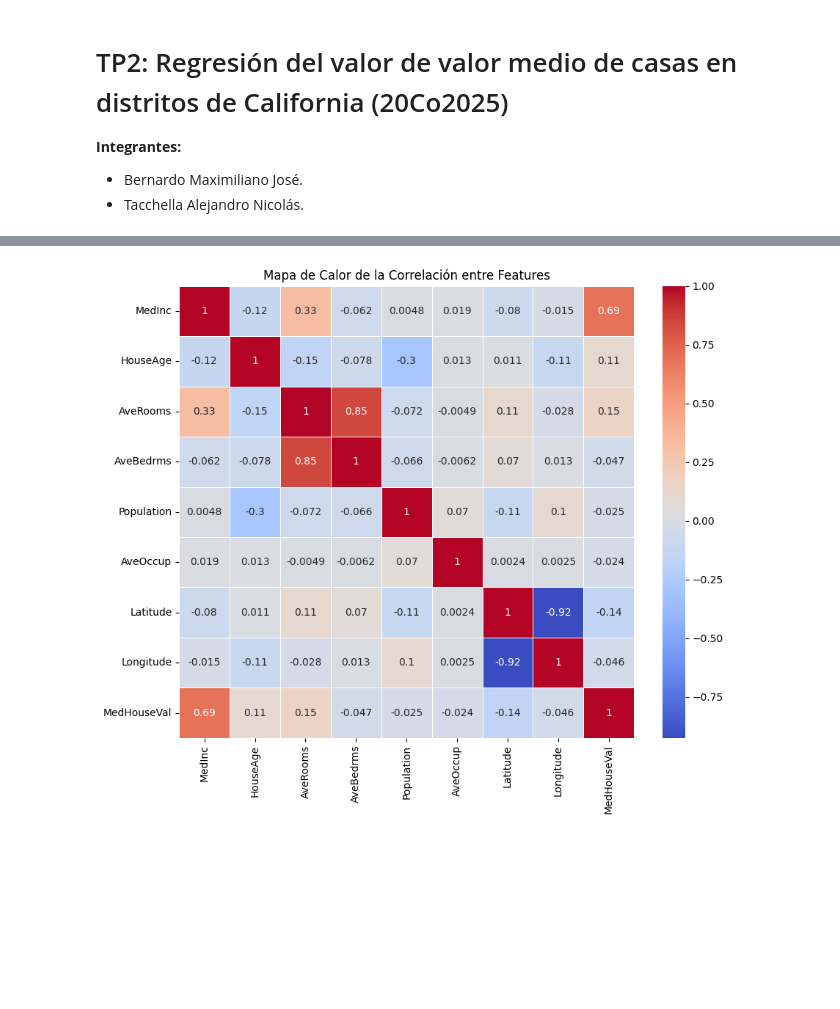
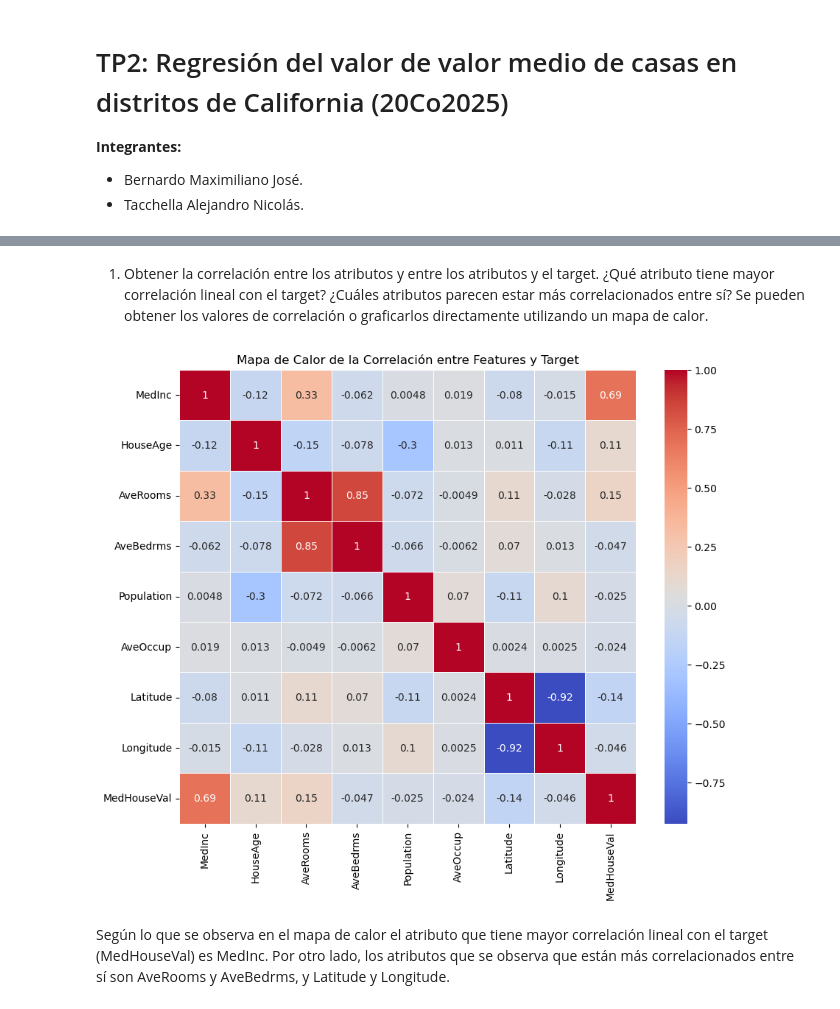
Before and after one commit to Grupo-CEIA-IIA/ceia_iia_tps, a Jupyter notebook: TP2/TP2.ipynb, the cells around one changed output, grey strips where cells are left out. Cells and saved outputs as stored; diff of their text form; code cells hidden in the pictures; blank space fills up the shorter version.

```diff
--- a/TP2/TP2.ipynb
+++ b/TP2/TP2.ipynb
@@ -91,13 +89,17 @@ df_california.describe()
 | 50% | 3.534800 | 29.000000 | 5.229129 | 1.048780 | 1166.000000 | 2.818116 | 34.260000 | -118.490000 | 1.797000 |
 | 75% | 4.743250 | 37.000000 | 6.052381 | 1.099526 | 1725.000000 | 3.282261 | 37.710000 | -118.010000 | 2.647250 |
 | max | 15.000100 | 52.000000 | 141.909091 | 34.066667 | 35682.000000 | 1243.333333 | 41.950000 | -114.310000 | 5.000010 |
+# %% [markdown]
+1. Obtener la correlación entre los atributos y entre los atributos y el target. ¿Qué atributo tiene mayor correlación lineal con el target? ¿Cuáles atributos parecen estar más correlacionados entre sí? Se pueden obtener los valores de correlación o graficarlos directamente utilizando un mapa de calor.
 # %%
 correlation_matrix = df_california.corr()
 
 # Visualizar la matriz de correlación como un mapa de calor
 plt.figure(figsize=(10, 8))
 sns.heatmap(correlation_matrix, annot=True, cmap='coolwarm', linewidths=0.5)
-plt.title('Mapa de Calor de la Correlación entre Features')
+plt.title('Mapa de Calor de la Correlación entre Features y Target')
 plt.show()
 # %% [output]
-[figure, old version]
+[figure, new version]
+# %% [markdown]
+Según lo que se observa en el mapa de calor el atributo que tiene mayor correlación lineal con el target (MedHouseVal) es MedInc. Por otro lado, los atributos que se observa que están más correlacionados entre sí son AveRooms y AveBedrms, y Latitude y Longitude.
```
Also changed, not shown: parts of 8 cells of this notebook, 2 other files.
